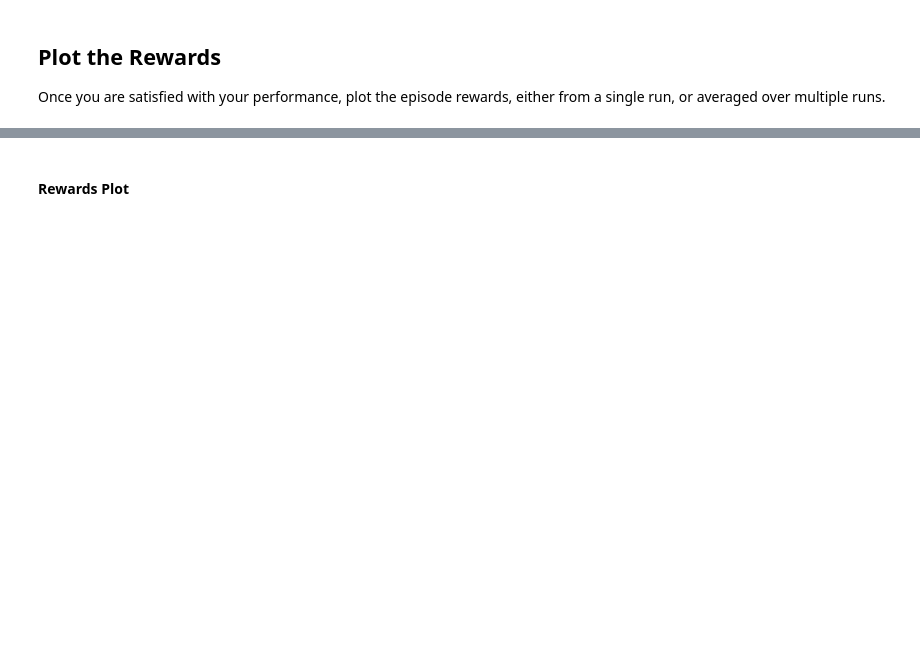
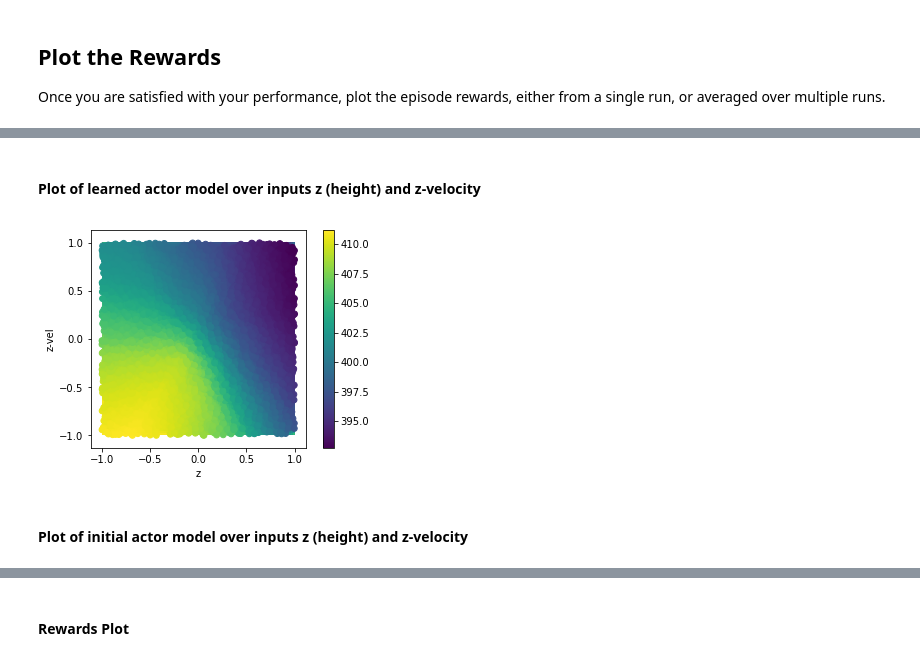
Before and after one commit to amihalik/RL-Quadcopter-2, a Jupyter notebook: Quadcopter_Project.ipynb, the cells around one changed output, grey strips where cells are left out. Cells and saved outputs as stored; diff of their text form; code cells hidden in the pictures; blank space fills up the shorter version.

```diff
--- a/Quadcopter_Project.ipynb
+++ b/Quadcopter_Project.ipynb
@@ -259,0 +260,33 @@ _ = plt.ylim()
+# %% [markdown]
+#### Plot of learned actor model over inputs z (height) and z-velocity
+# %%
+import numpy as np
+import matplotlib.pyplot as plt
+import scipy.interpolate
+
+# Generate data:
+a_in = 2 * np.random.random((2,3000)) - 1
+x, y = a_in
+
+z = agent.actor_local.model.predict(a_in.transpose()).flatten()
+
+xi, yi = np.linspace(x.min(), x.max(), 100), np.linspace(y.min(), y.max(), 100)
+xi, yi = np.meshgrid(xi, yi)
+
+# Interpolate
+rbf = scipy.interpolate.Rbf(x, y, z, function='linear')
+zi = rbf(xi, yi)
+
+plt.imshow(zi, vmin=z.min(), vmax=z.max(), origin='lower',
+           extent=[x.min(), x.max(), y.min(), y.max()])
+plt.scatter(x, y, c=z)
+plt.colorbar()
+
+plt.xlabel('z')
+plt.ylabel('z-vel')
+
+plt.show()
+# %% [output]
+[figure, added]
+# %% [markdown]
+#### Plot of initial actor model over inputs z (height) and z-velocity
```
Also changed, not shown: parts of 25 cells of this notebook, 5 other files.
